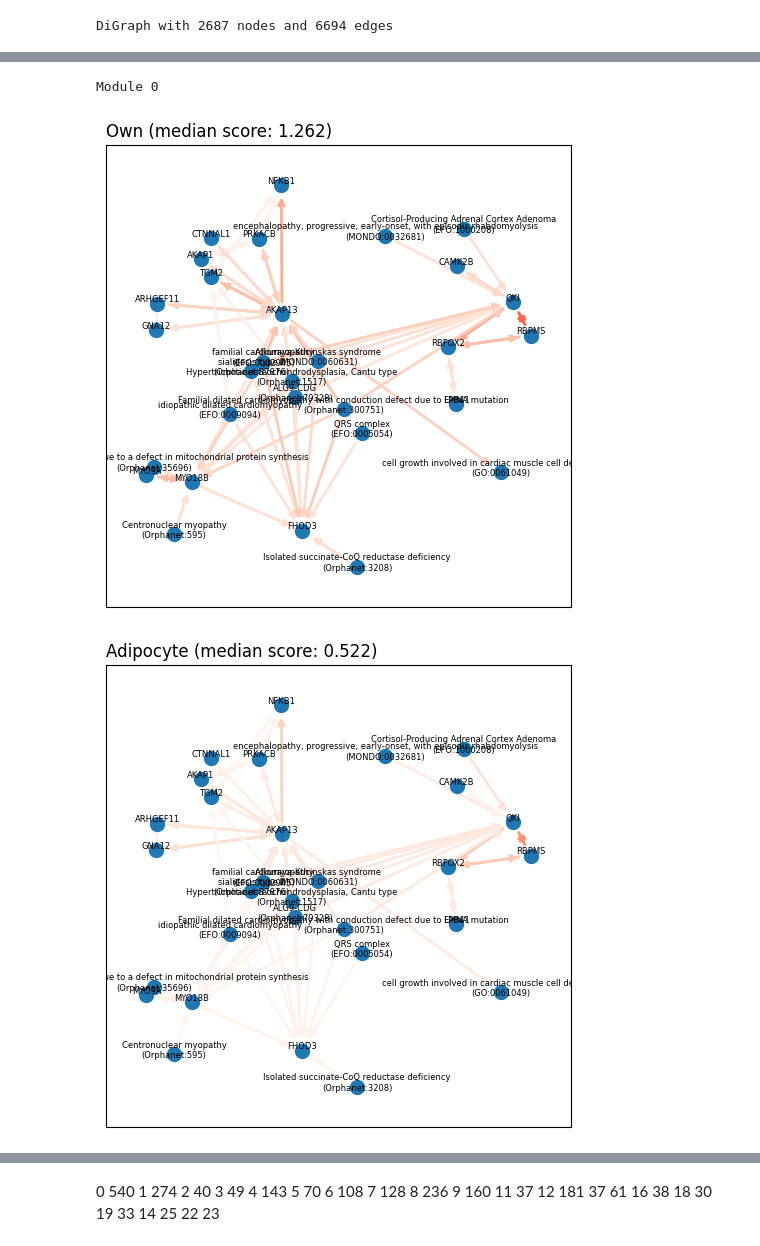
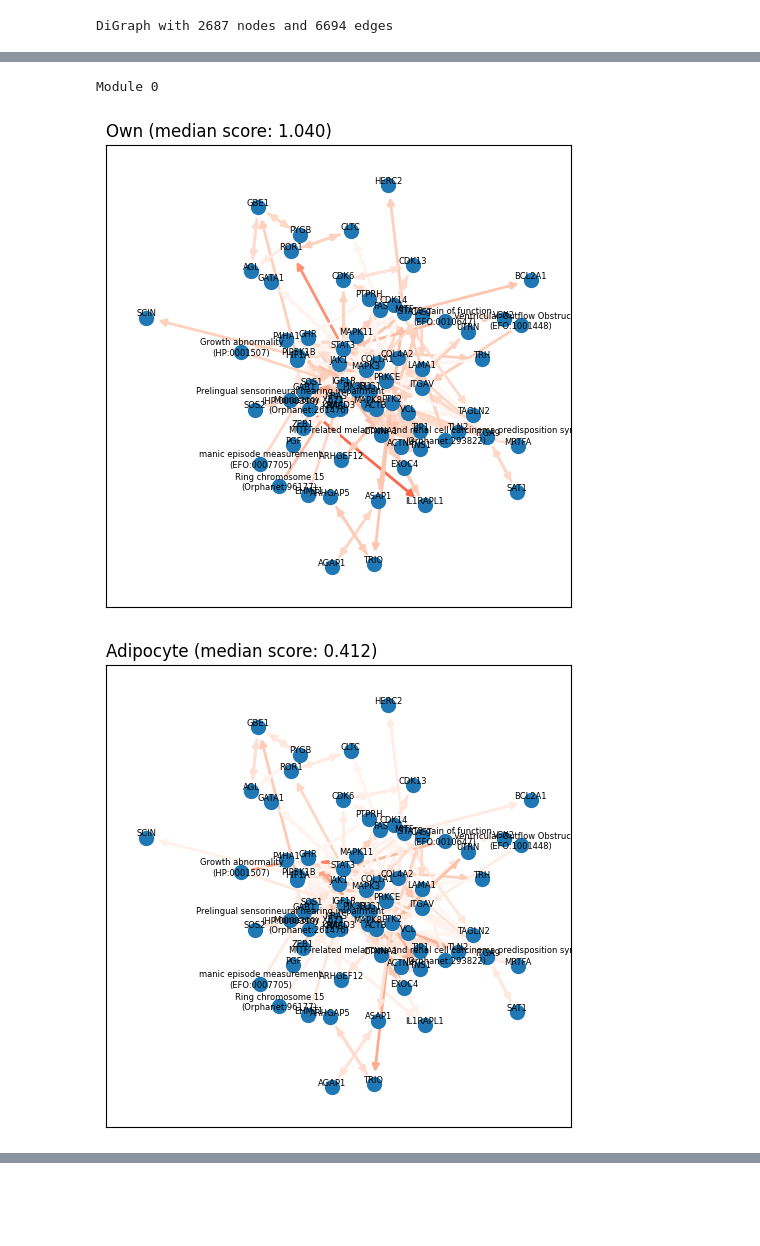
Before and after one commit to mjoppich/PICASO, a Jupyter notebook: scripts/create_basic_knowledgegraph.ipynb, the cells around one changed output, grey strips where cells are left out. Cells and saved outputs as stored; diff of their text form; code cells hidden in the pictures; blank space fills up the shorter version.

Commit message:
grid plots

```diff
--- a/scripts/create_basic_knowledgegraph.ipynb
+++ b/scripts/create_basic_knowledgegraph.ipynb
@@ -353,7 +353,7 @@ exprKGs["Cardiomyocyte"].plot_score_histogram(edge_types=[("drug", "gene")])
 # %% [output]
 [figure]
 # %%
-#exprKGs = pickle.load(open("exprkgs.pickle", "rb"))
+exprKGs = pickle.load(open("exprkgs.pickle", "rb"))
 # %%
 kg=exprKGs["Cardiomyocyte"]
 # %%
@@ -405,14 +405,14 @@ sigcomm
 # %%
 matplotlib.rcParams['figure.figsize'] = [6, 6]
 
 
 for comm in comms:
 
-    if 10 < len(comms[comm]) < 100:
+    if 30 < len(comms[comm]) < 100:
 
         print(comm)
         kg.plot_communities(exprKGs, [comms[comm]], font_size=6)
 # %% [output]
 Module 0
-[figure, old version]
+[figure, new version]
-[figure, old version]
+[figure, new version]
@@ -426,19 +427,0 @@ Module 0
-# %% [markdown]
-0 540
-1 274
-2 40
-3 49
-4 143
-5 70
-6 108
-7 128
-8 236
-9 160
-11 37
-12 181
-37 61
-16 38
-18 30
-19 33
-14 25
-22 23
```
Also changed, not shown: parts of 4 cells of this notebook, 2 other files.
